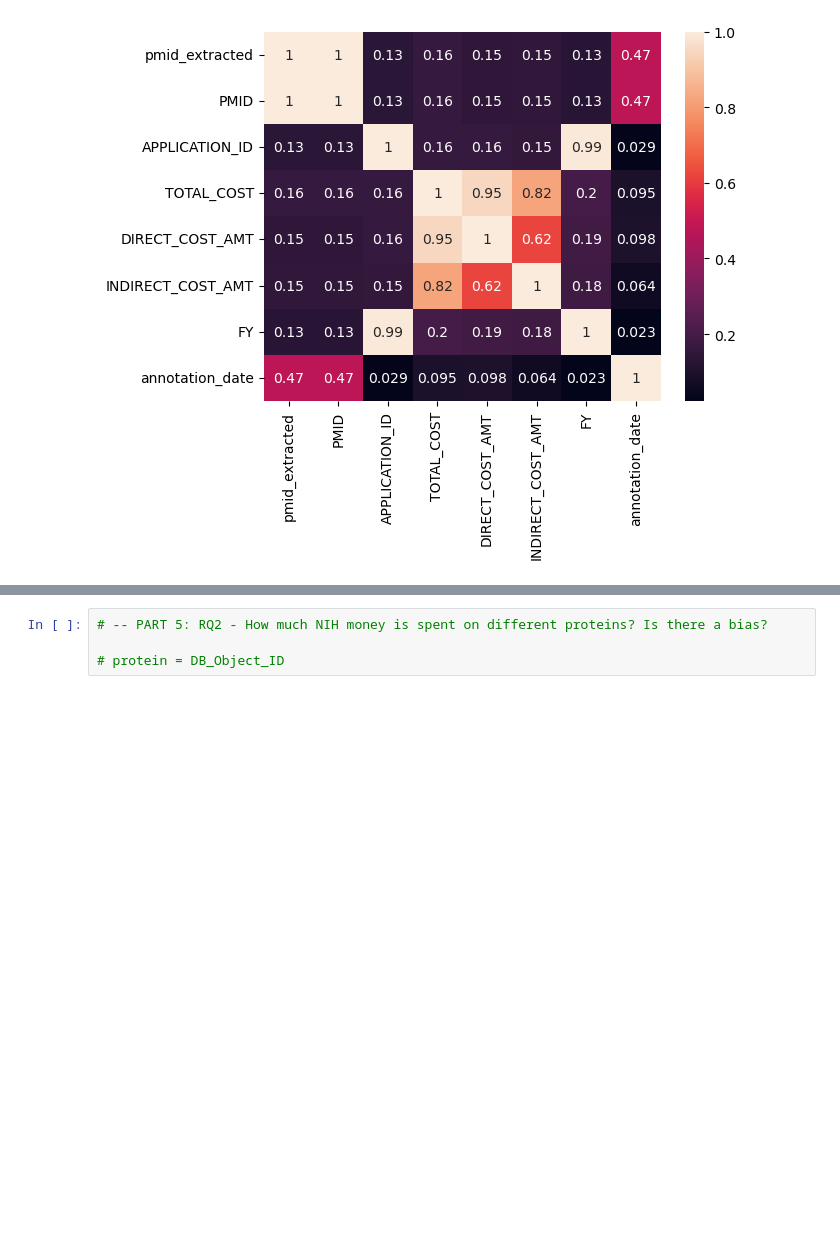
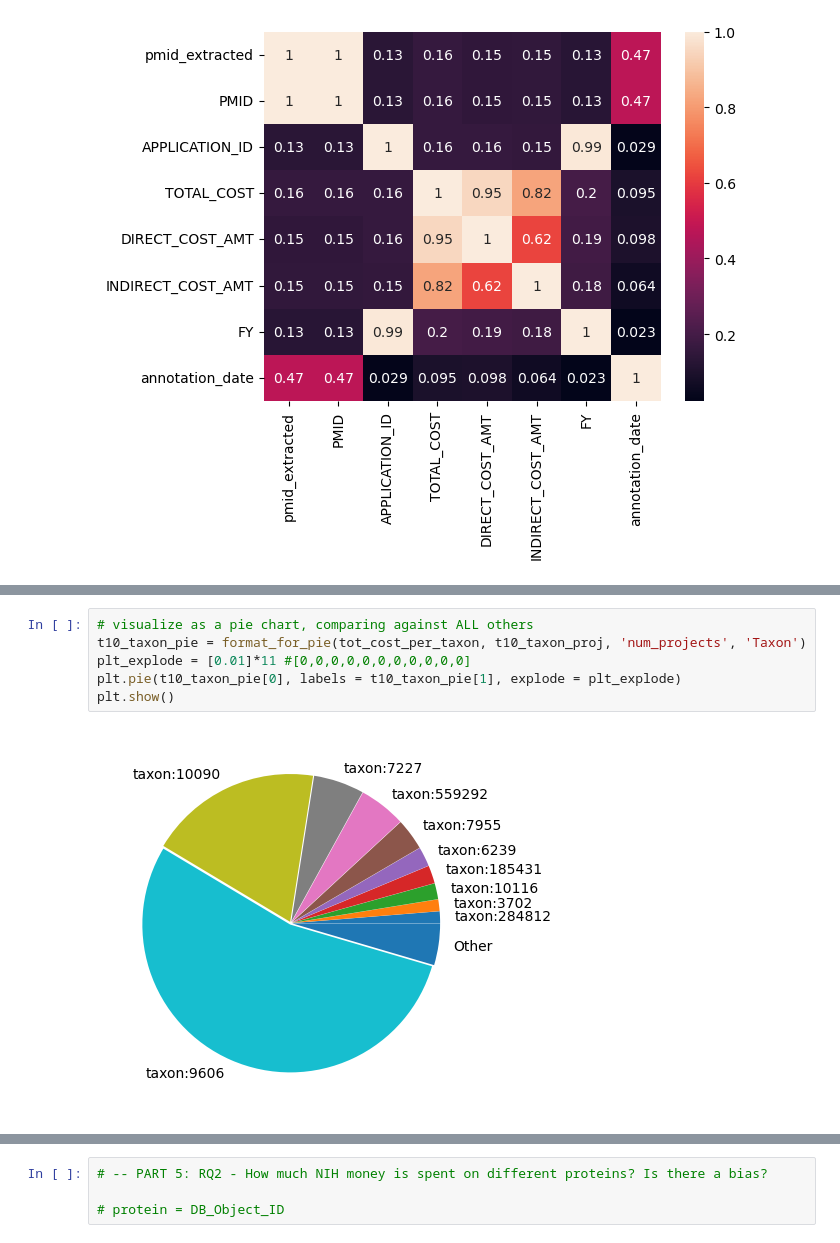
Before and after one commit to Moulica5374/NIH-Funding-Annotation-Analysis-Team-Project, a Jupyter notebook: Data_Analysis.ipynb, the cells around one changed output, grey strips where cells are left out. Drawn from its saved outputs; the diff is of its cells as text; blank space fills up the shorter version.

```diff
--- a/Data_Analysis.ipynb
+++ b/Data_Analysis.ipynb
@@ -124,0 +200,8 @@ sns.heatmap(corr_matrix, annot=True)
+# %%
+# visualize as a pie chart, comparing against ALL others
+t10_taxon_pie = format_for_pie(tot_cost_per_taxon, t10_taxon_proj, 'num_projects', 'Taxon')
+plt_explode = [0.01]*11 #[0,0,0,0,0,0,0,0,0,0,0]
+plt.pie(t10_taxon_pie[0], labels = t10_taxon_pie[1], explode = plt_explode)
+plt.show()
+# %% [output]
+[figure, added]
```
Also changed, not shown: parts of 11 cells of this notebook.
